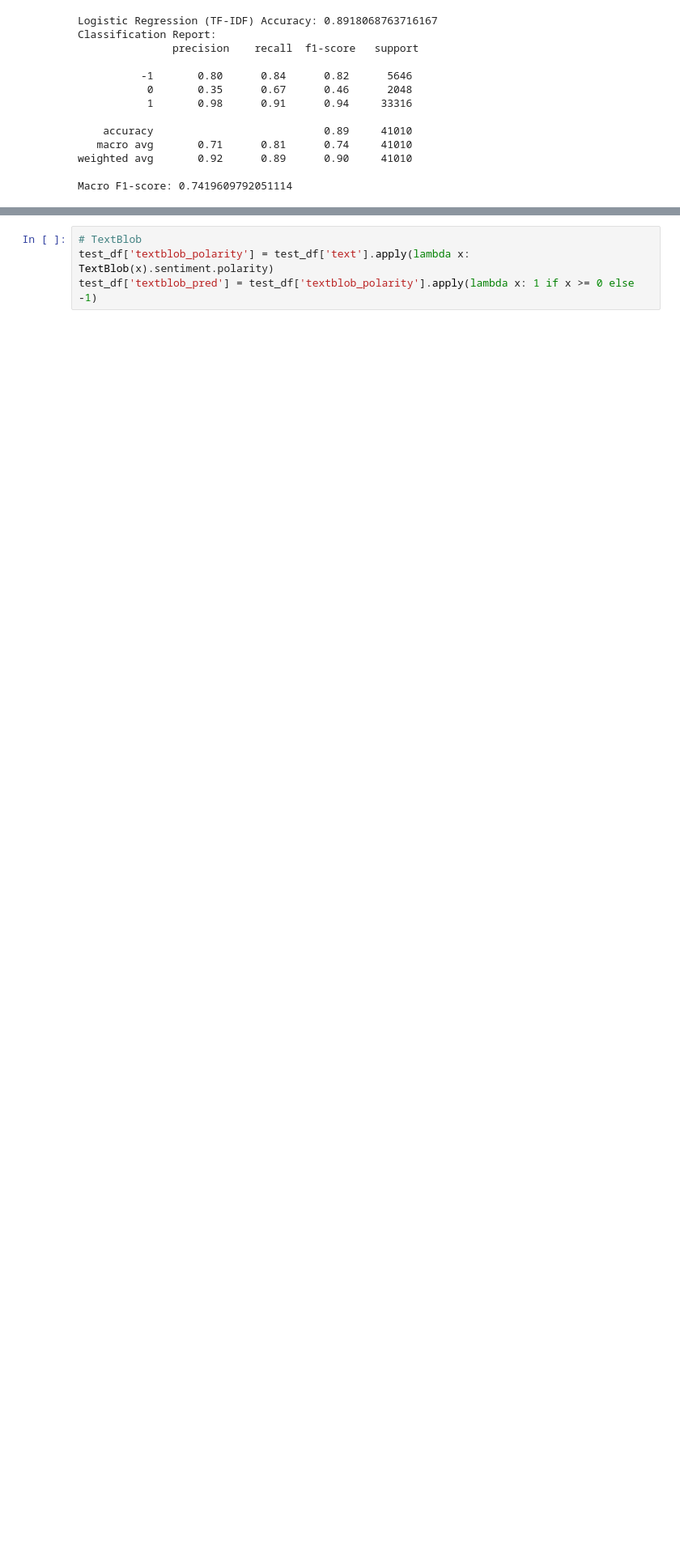
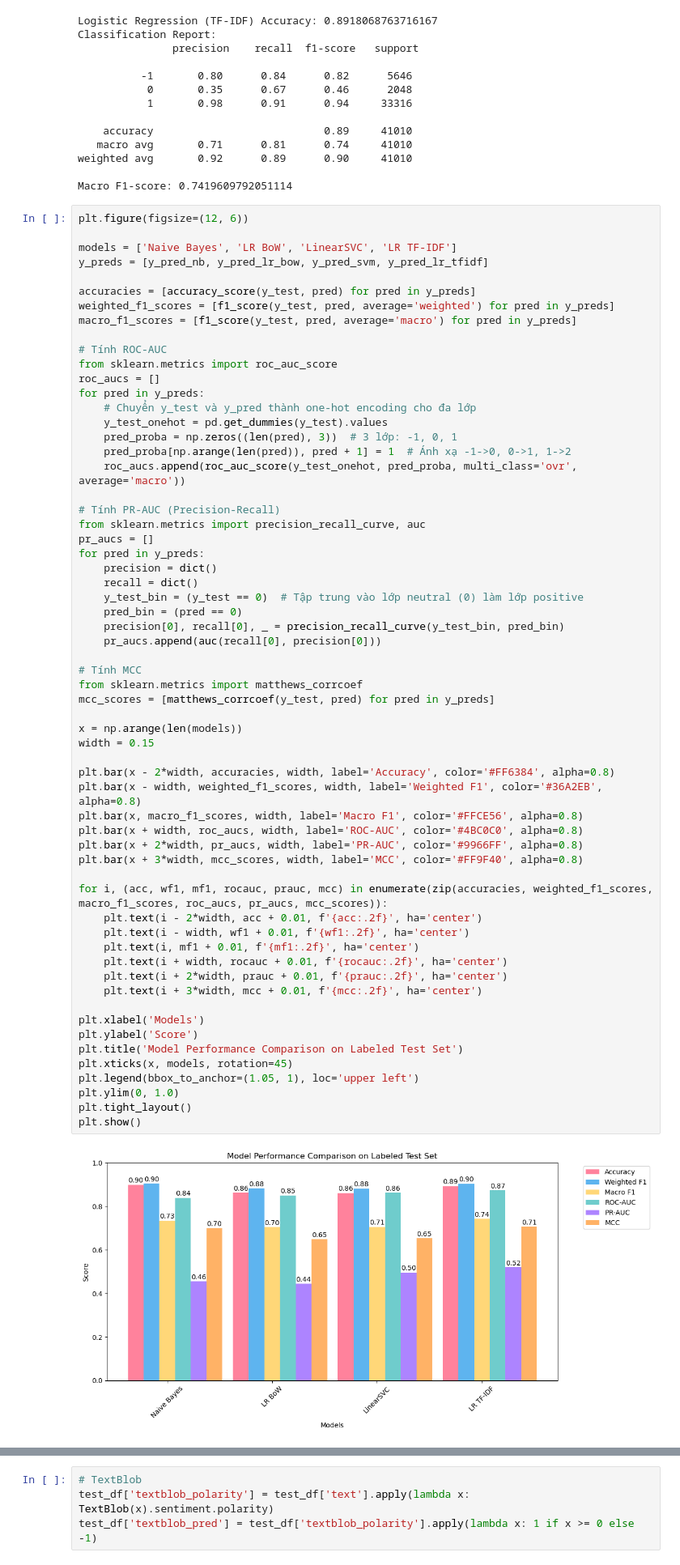
Before and after one commit to MinhAnhbietbay/SentimentAnalysis, a Jupyter notebook: Sentiment_Analysis.ipynb, the cells around one changed output, grey strips where cells are left out. Shown: that part at 81% size. Cells and saved outputs as stored; diff of their text form; blank space fills up the shorter version.

```diff
--- a/Sentiment_Analysis.ipynb
+++ b/Sentiment_Analysis.ipynb
@@ -173,4 +173,67 @@ Classification Report:
 weighted avg       0.92      0.89      0.90     41010
 
 Macro F1-score: 0.7419609792051114
+# %%
+plt.figure(figsize=(12, 6))
+
+models = ['Naive Bayes', 'LR BoW', 'LinearSVC', 'LR TF-IDF']
+y_preds = [y_pred_nb, y_pred_lr_bow, y_pred_svm, y_pred_lr_tfidf]
+
+accuracies = [accuracy_score(y_test, pred) for pred in y_preds]
+weighted_f1_scores = [f1_score(y_test, pred, average='weighted') for pred in y_preds]
+macro_f1_scores = [f1_score(y_test, pred, average='macro') for pred in y_preds]
+
+# Tính ROC-AUC
+from sklearn.metrics import roc_auc_score
+roc_aucs = []
+for pred in y_preds:
+    # Chuyển y_test và y_pred thành one-hot encoding cho đa lớp
+    y_test_onehot = pd.get_dummies(y_test).values
+    pred_proba = np.zeros((len(pred), 3))  # 3 lớp: -1, 0, 1
+    pred_proba[np.arange(len(pred)), pred + 1] = 1  # Ánh xạ -1->0, 0->1, 1->2
+    roc_aucs.append(roc_auc_score(y_test_onehot, pred_proba, multi_class='ovr', average='macro'))
+
+# Tính PR-AUC (Precision-Recall)
+from sklearn.metrics import precision_recall_curve, auc
+pr_aucs = []
+for pred in y_preds:
+    precision = dict()
+    recall = dict()
+    y_test_bin = (y_test == 0)  # Tập trung vào lớp neutral (0) làm lớp positive
+    pred_bin = (pred == 0)
+    precision[0], recall[0], _ = precision_recall_curve(y_test_bin, pred_bin)
+    pr_aucs.append(auc(recall[0], precision[0]))
+
+# Tính MCC
+from sklearn.metrics import matthews_corrcoef
+mcc_scores = [matthews_corrcoef(y_test, pred) for pred in y_preds]
+
+x = np.arange(len(models))
+width = 0.15
+
+plt.bar(x - 2*width, accuracies, width, label='Accuracy', color='#FF6384', alpha=0.8)
+plt.bar(x - width, weighted_f1_scores, width, label='Weighted F1', color='#36A2EB', alpha=0.8)
+plt.bar(x, macro_f1_scores, width, label='Macro F1', color='#FFCE56', alpha=0.8)
+plt.bar(x + width, roc_aucs, width, label='ROC-AUC', color='#4BC0C0', alpha=0.8)
+plt.bar(x + 2*width, pr_aucs, width, label='PR-AUC', color='#9966FF', alpha=0.8)
+plt.bar(x + 3*width, mcc_scores, width, label='MCC', color='#FF9F40', alpha=0.8)
+
+for i, (acc, wf1, mf1, rocauc, prauc, mcc) in enumerate(zip(accuracies, weighted_f1_scores, macro_f1_scores, roc_aucs, pr_aucs, mcc_scores)):
+    plt.text(i - 2*width, acc + 0.01, f'{acc:.2f}', ha='center')
+    plt.text(i - width, wf1 + 0.01, f'{wf1:.2f}', ha='center')
+    plt.text(i, mf1 + 0.01, f'{mf1:.2f}', ha='center')
+    plt.text(i + width, rocauc + 0.01, f'{rocauc:.2f}', ha='center')
+    plt.text(i + 2*width, prauc + 0.01, f'{prauc:.2f}', ha='center')
+    plt.text(i + 3*width, mcc + 0.01, f'{mcc:.2f}', ha='center')
+
+plt.xlabel('Models')
+plt.ylabel('Score')
+plt.title('Model Performance Comparison on Labeled Test Set')
+plt.xticks(x, models, rotation=45)
+plt.legend(bbox_to_anchor=(1.05, 1), loc='upper left')
+plt.ylim(0, 1.0)
+plt.tight_layout()
+plt.show()
+# %% [output]
+[figure, added]
 # %%
```
Also changed, not shown: parts of 12 cells of this notebook.
